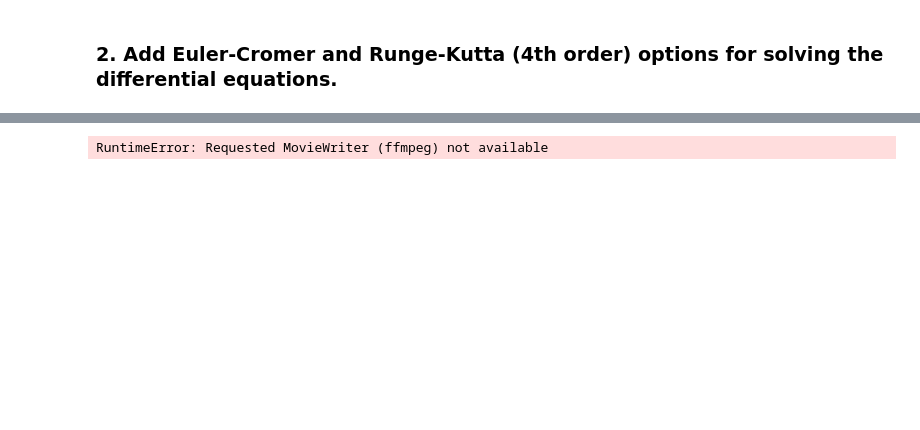
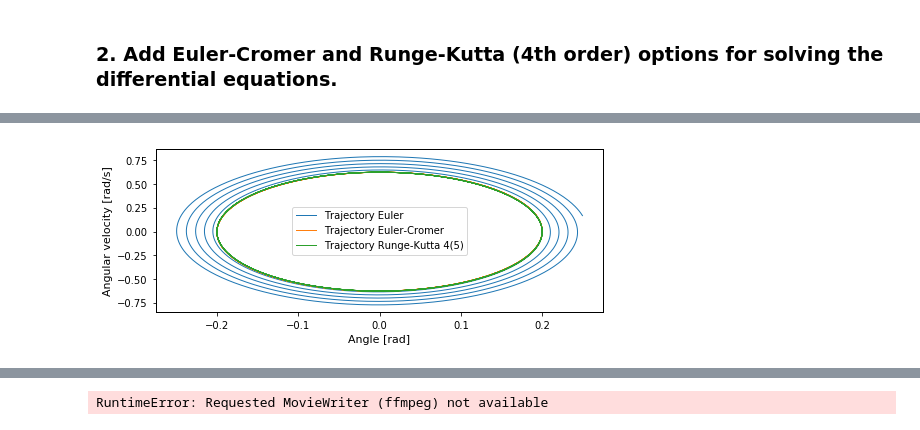
Before and after one commit to kaprests/Pendulum, a Jupyter notebook: pendulum.ipynb, the cells around one changed output, grey strips where cells are left out. Drawn from its saved outputs; the diff is of its cells as text; code cells hidden in the pictures; blank space fills up the shorter version.

```diff
--- a/pendulum.ipynb
+++ b/pendulum.ipynb
@@ -129,0 +162,10 @@ plt.show()
+# %%
+plt.plot(theta_vec_euler, omg_vec_euler, label = "Trajectory Euler")
+plt.plot(theta_vec_cromer, omg_vec_cromer, label = "Trajectory Euler-Cromer")
+plt.plot(theta_vec_RK45, omg_vec_RK45, label = "Trajectory Runge-Kutta 4(5)")
+plt.xlabel("Angle [rad]")
+plt.ylabel("Angular velocity [rad/s]")
+plt.legend()
+plt.show()
+# %% [output]
+[figure, added]
```
Also changed, not shown: parts of 26 cells of this notebook.
